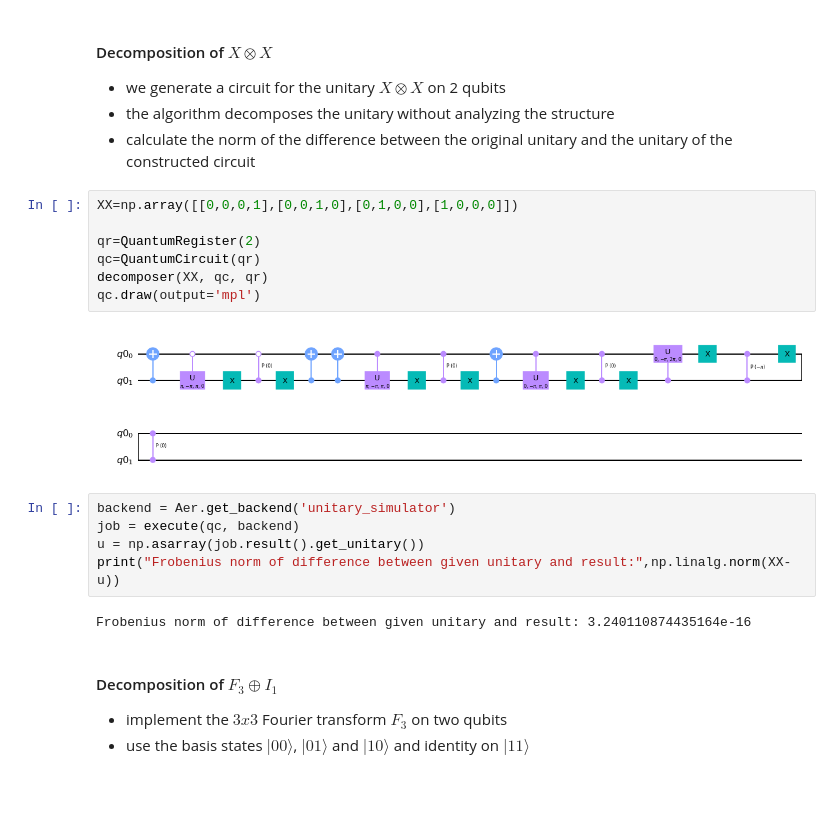
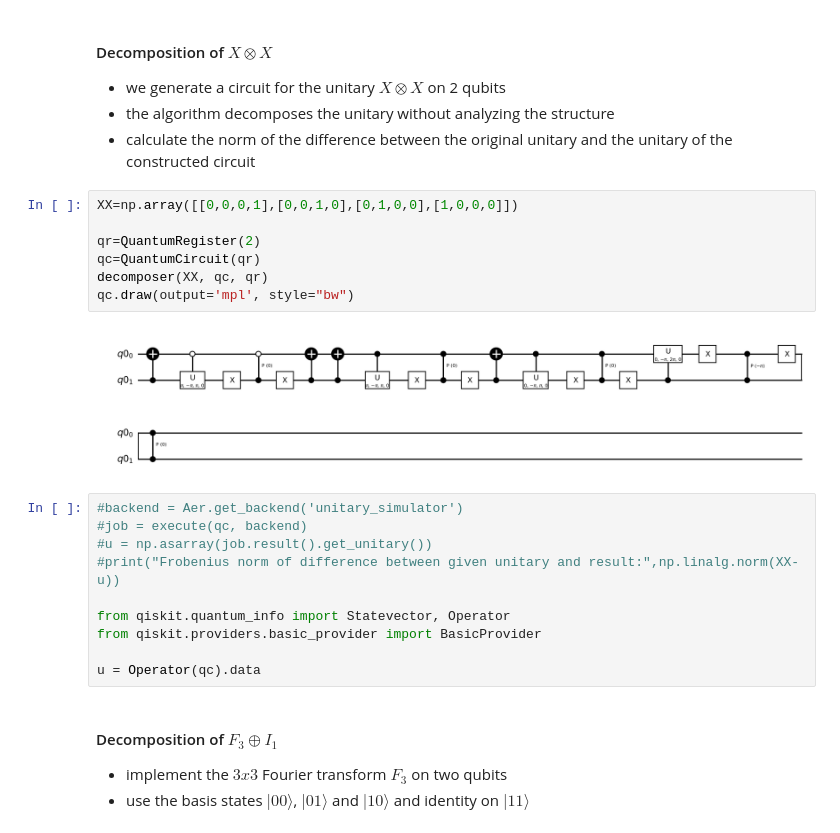
Before and after one commit to JoSQUANTUM/pygrnd, a Jupyter notebook: notebooks/circuitConstructor.ipynb, the cells around one changed output. Saved outputs shown, nothing was run; the diff lists cells and outputs as text; blank space fills up the shorter version.

Commit message:
Qiskit 1.0 adjustments

```diff
--- a/notebooks/circuitConstructor.ipynb
+++ b/notebooks/circuitConstructor.ipynb
@@ -26,19 +30,22 @@ from pygrnd.qc.circuitConstructor import *
 # %%
 XX=np.array([[0,0,0,1],[0,0,1,0],[0,1,0,0],[1,0,0,0]])
 
 qr=QuantumRegister(2)
 qc=QuantumCircuit(qr)
 decomposer(XX, qc, qr)
-qc.draw(output='mpl')
+qc.draw(output='mpl', style="bw")
 # %% [output]
-[figure, old version]
+[figure, new version]
 # %%
-backend = Aer.get_backend('unitary_simulator')
-job = execute(qc, backend)
-u = np.asarray(job.result().get_unitary())
-print("Frobenius norm of difference between given unitary and result:",np.linalg.norm(XX-u))
+#backend = Aer.get_backend('unitary_simulator')
+#job = execute(qc, backend)
+#u = np.asarray(job.result().get_unitary())
+#print("Frobenius norm of difference between given unitary and result:",np.linalg.norm(XX-u))
+
+from qiskit.quantum_info import Statevector, Operator
+from qiskit.providers.basic_provider import BasicProvider
+
+u = Operator(qc).data
-# %% [output]
-Frobenius norm of difference between given unitary and result: 3.240110874435164e-16
 # %% [markdown]
 #### Decomposition of $F_3 \oplus I_1$
 - implement the $3x3$ Fourier transform $F_3$ on two qubits
```
Also changed, not shown: parts of 9 cells of this notebook, 3 other files.
